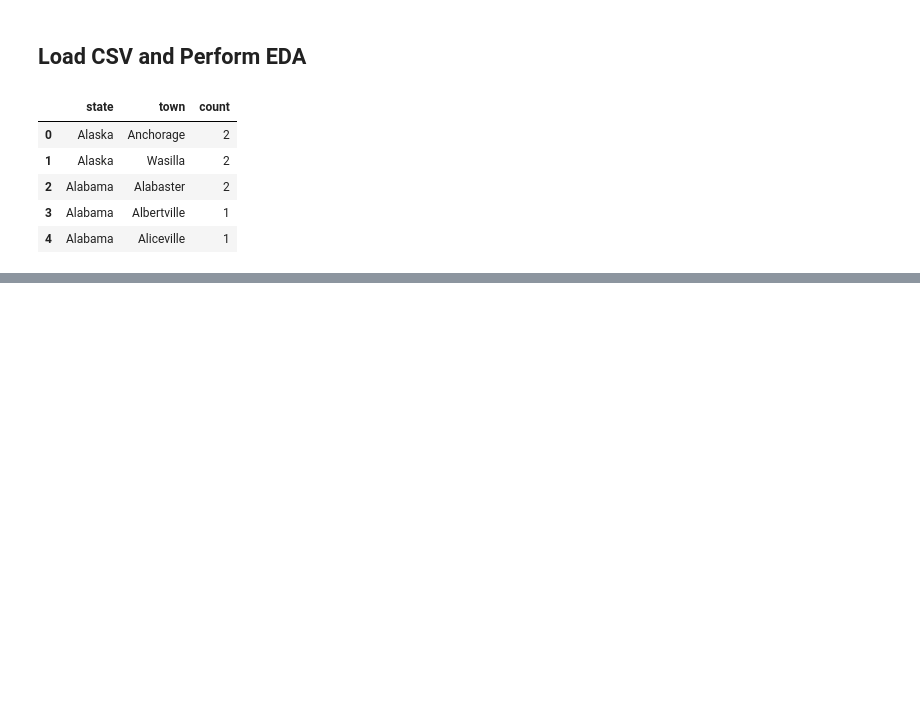
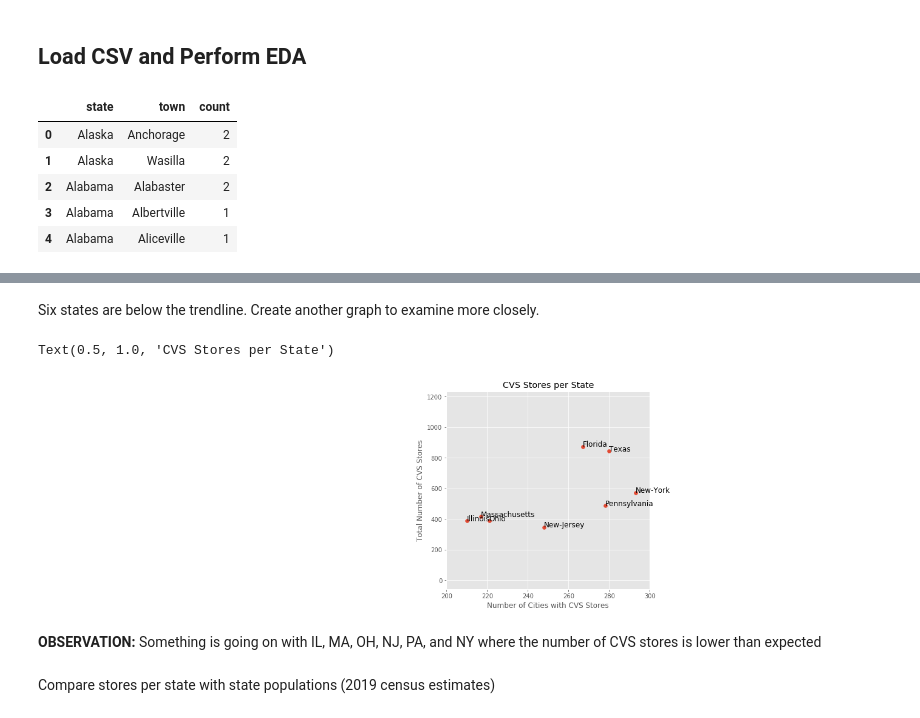
Before and after one commit to cheetahskita/dsa-projects, a Jupyter notebook: 1-web-scraping/CVS_Scraper.ipynb, the cells around one changed output, grey strips where cells are left out. Drawn from its saved outputs; the diff is of its cells as text; code cells hidden in the pictures; blank space fills up the shorter version.

```diff
--- a/1-web-scraping/CVS_Scraper.ipynb
+++ b/1-web-scraping/CVS_Scraper.ipynb
@@ -107,0 +104,20 @@ df_cvs.groupby('state').agg({'count':['sum','mean','std']})
+# %% [markdown]
+Six states are below the trendline. Create another graph to examine more closely.
+# %%
+fig, ax = plt.subplots(figsize=(6,6))
+ax.set_xlim(xmin=200,xmax=300)
+ax.scatter(df_states['count'], df_states['sum'])
+for i, txt in enumerate(df_states.index):
+    ax.annotate(txt, (df_states['count'][i], df_states['sum'][i]),   # annotations throw off scaling
+               size=12)
+# ax.margins(x=-.3,y=-.3)   # save for later
+plt.xlabel('Number of Cities with CVS Stores')
+plt.ylabel('Total Number of CVS Stores')
+plt.title('CVS Stores per State')
+# %% [output]
+Text(0.5, 1.0, 'CVS Stores per State')
+[figure, added]
+# %% [markdown]
+**OBSERVATION:** Something is going on with IL, MA, OH, NJ, PA, and NY where the number of CVS stores is lower than expected
+# %% [markdown]
+Compare stores per state with state populations (2019 census estimates)
```
Also changed, not shown: parts of 29 cells of this notebook, 11 other files.
